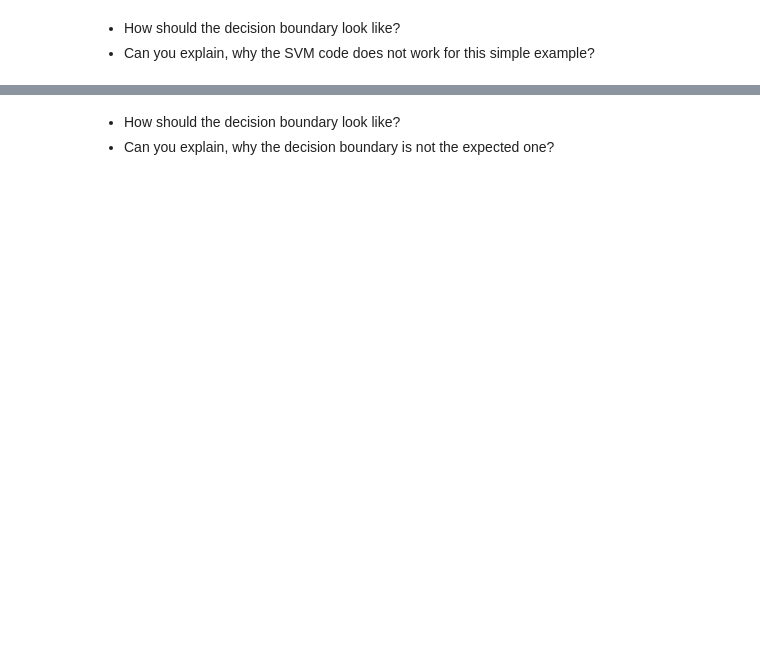
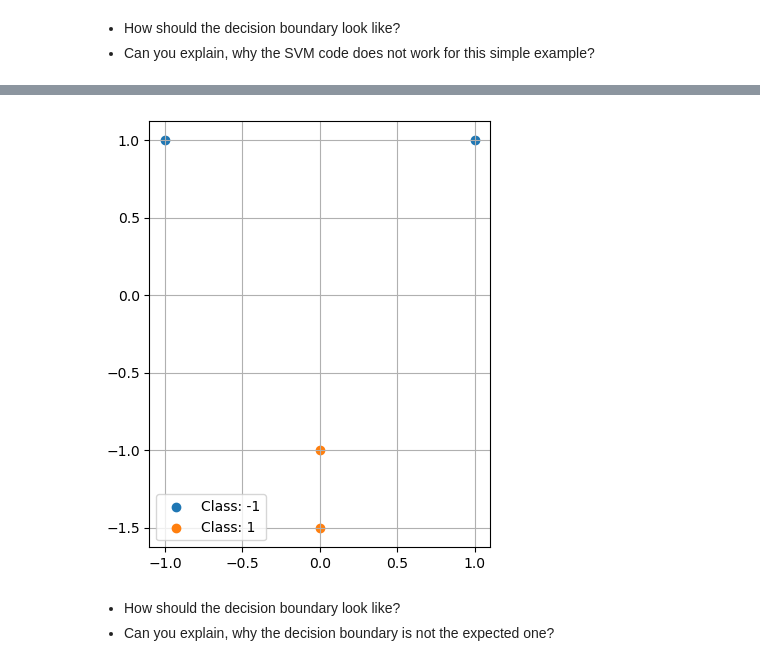
Before and after one commit to saadmann18/statistical-and-machine-learning-exercises, a Jupyter notebook: Exercise/Practice 3 Rosenblatt perceptron and SVM/p3_WorkedExample.ipynb, the cells around one changed output, grey strips where cells are left out. Saved outputs shown, nothing was run; the diff lists cells and outputs as text; code cells hidden in the pictures; blank space fills up the shorter version.

```diff
--- a/Exercise/Practice 3 Rosenblatt perceptron and SVM/p3_WorkedExample.ipynb
+++ b/Exercise/Practice 3 Rosenblatt perceptron and SVM/p3_WorkedExample.ipynb
@@ -703,6 +717,12 @@ Learned weights (including bias as last element): [-0.34546198 -0.37373557 -0.00
 # %%
 sign_dataset2 = Dataset(np.array([[1, 1], [-1, 1], [0, -1], [0, -1.5]]), np.array([-1, -1, 1, 1]))
 plot_dataset(sign_dataset2)
+
+# Add this line to display the plots
+plt.tight_layout()
+plt.show()
+# %% [output]
+[figure, added]
 # %% [markdown]
 - How should the decision boundary look like?
 - Can you explain, why the decision boundary is not the expected one?
```
Also changed, not shown: parts of 7 cells of this notebook, 1 other file.
